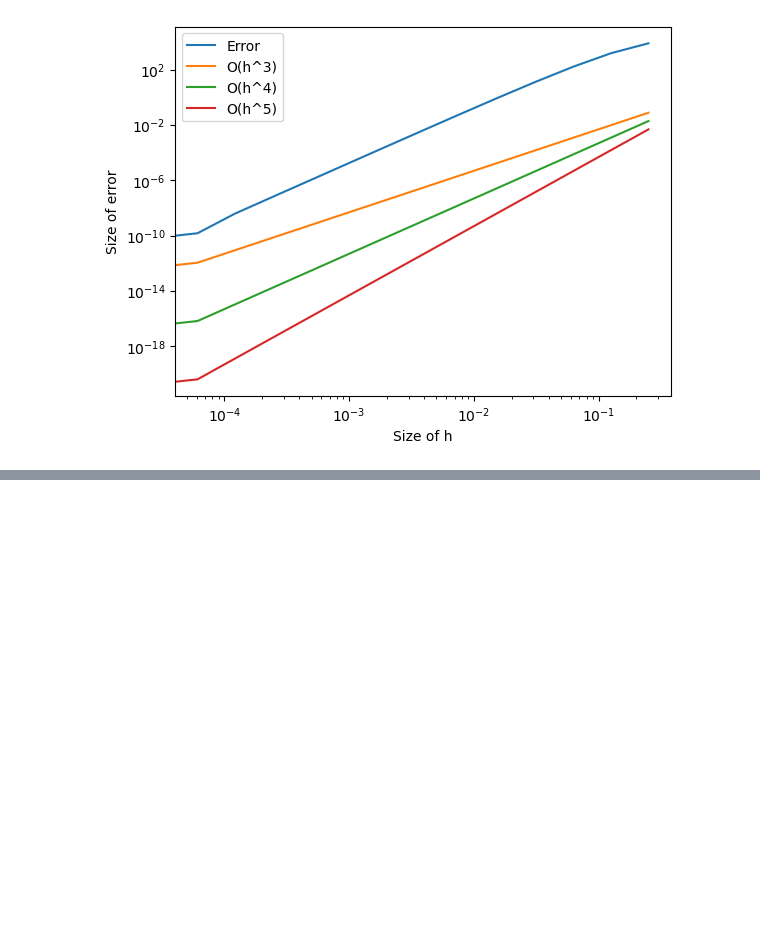
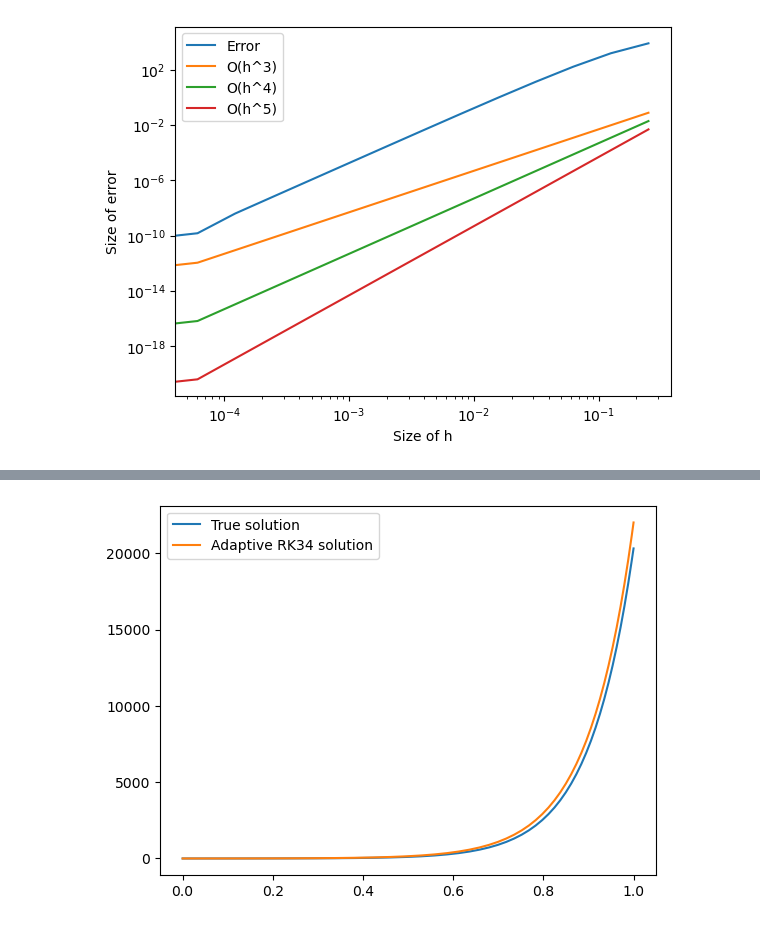
Before and after one commit to varepg/numerical-differential-equations, a Jupyter notebook: project1/project1.ipynb, the cells around one changed output, grey strips where cells are left out. Cells and saved outputs as stored; diff of their text form; code cells hidden in the pictures; blank space fills up the shorter version.

```diff
--- a/project1/project1.ipynb
+++ b/project1/project1.ipynb
@@ -35,0 +39,15 @@ plt.show()
+# %%
+f = lambda _, u: 10 * u
+t0 = 0
+tf = 1
+y0 = np.array([1,2,3])
+tol = 0.1
+t, y = adaptive_RK34(f,t0, tf, y0, tol)
+
+
+plt.plot(t, y[0,:])
+plt.plot(t, np.exp(10*t)*y0[0])
+plt.legend(['True solution', 'Adaptive RK34 solution'])
+plt.show()
+# %% [output]
+[figure, added]
```
Also changed, not shown: parts of 3 cells of this notebook.
